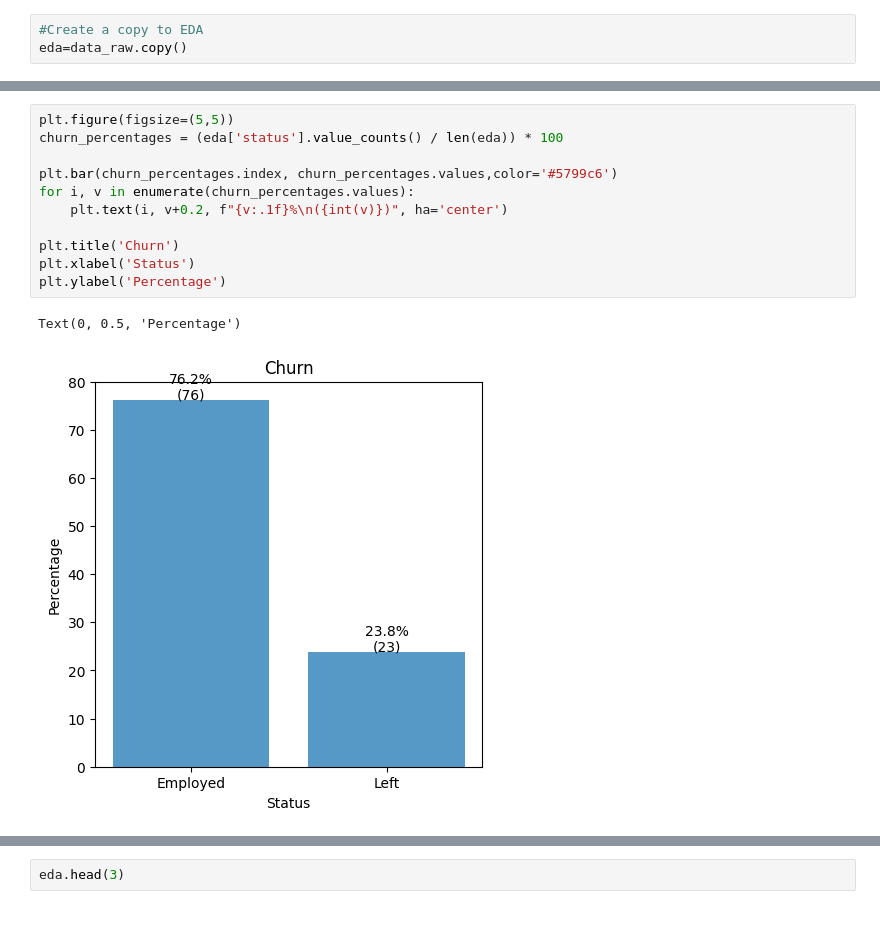
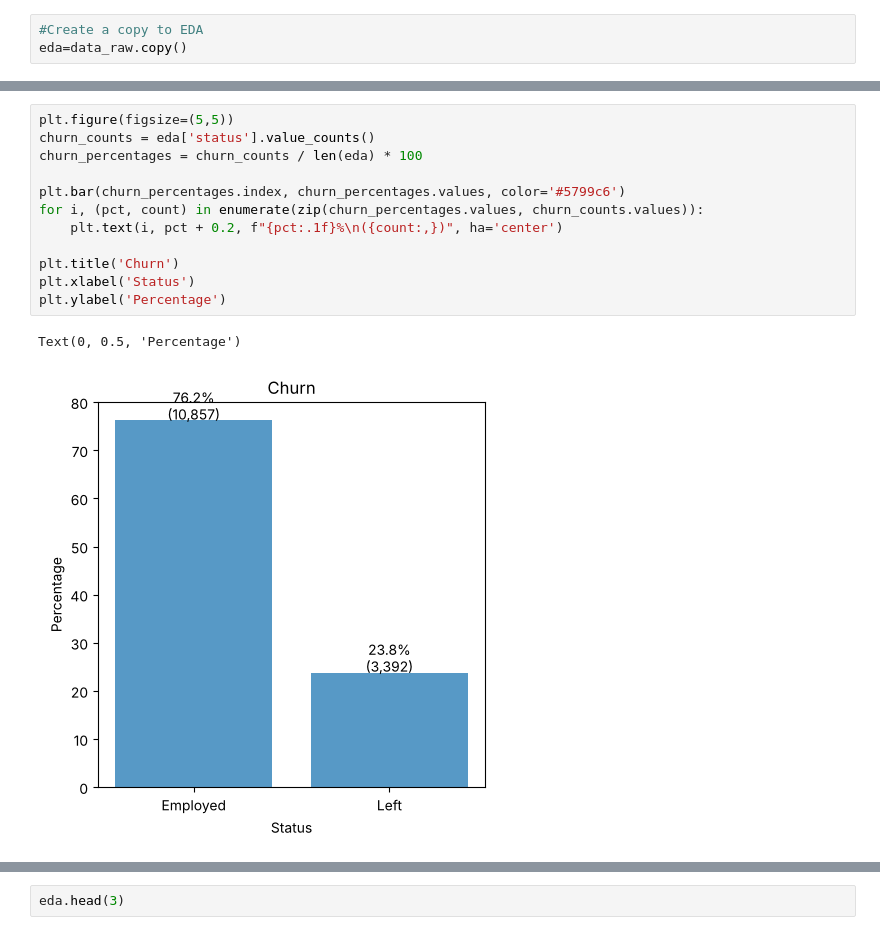
Before and after one commit to Tran-Gia-Huy/Huy_portfolio.github.io, a Jupyter notebook: docs/Employy Churn.ipynb, the cells around one changed output, grey strips where cells are left out. Drawn from its saved outputs; the diff is of its cells as text.

```diff
--- a/docs/Employy Churn.ipynb
+++ b/docs/Employy Churn.ipynb
@@ -102,17 +102,18 @@ Text(0.5, 1.0, 'n_projects')
 # %%
 plt.figure(figsize=(5,5))
-churn_percentages = (eda['status'].value_counts() / len(eda)) * 100
+churn_counts = eda['status'].value_counts()
+churn_percentages = churn_counts / len(eda) * 100
 
-plt.bar(churn_percentages.index, churn_percentages.values,color='#5799c6')
-for i, v in enumerate(churn_percentages.values):
-    plt.text(i, v+0.2, f"{v:.1f}%\n({int(v)})", ha='center')
+plt.bar(churn_percentages.index, churn_percentages.values, color='#5799c6')
+for i, (pct, count) in enumerate(zip(churn_percentages.values, churn_counts.values)):
+    plt.text(i, pct + 0.2, f"{pct:.1f}%\n({count:,})", ha='center')
 
 plt.title('Churn')
 plt.xlabel('Status')
 plt.ylabel('Percentage')
 # %% [output]
 Text(0, 0.5, 'Percentage')
-[figure, old version]
+[figure, new version]
 # %%
 mean_last_evaluation = eda.groupby('department')['last_evaluation'].mean()
 plt.figure(figsize=(20, 10))
```
Also changed, not shown: parts of 50 cells of this notebook, 6 other files.
